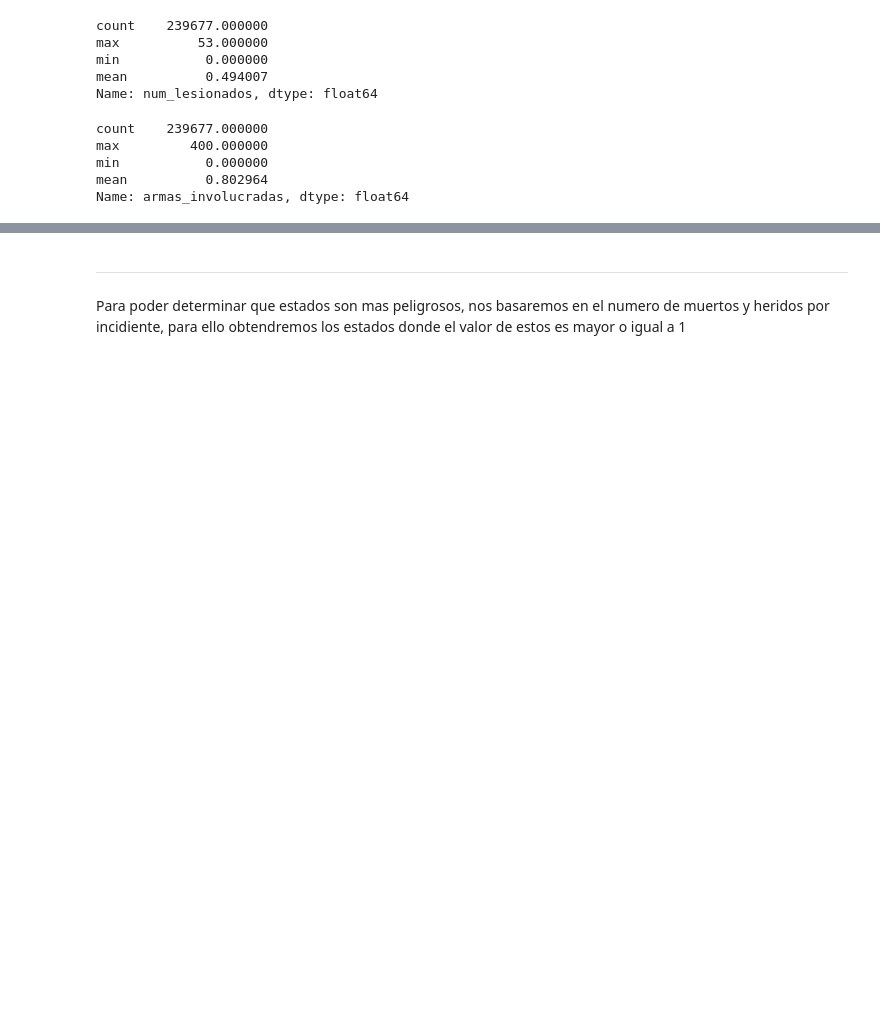
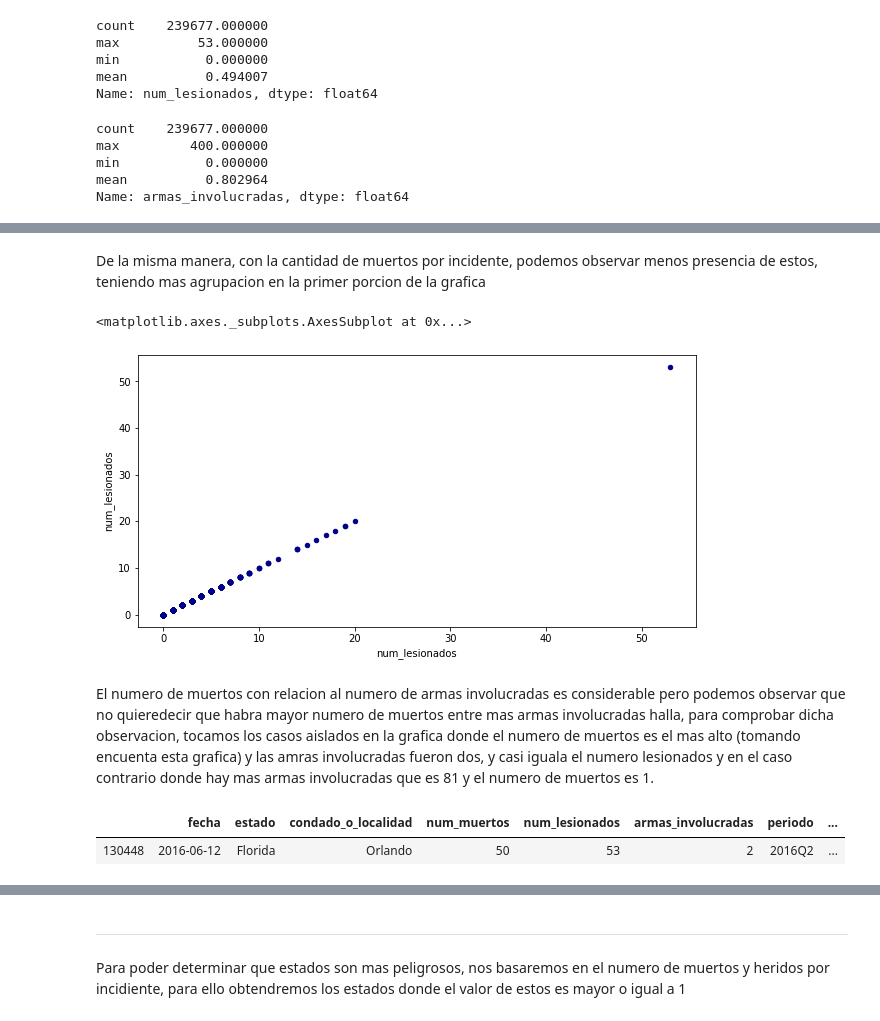
Before and after one commit to gonzalo91/Proyecto-Ciencia-de-datos, a Jupyter notebook: proyecto_final/Entregable2.ipynb, the cells around one changed output, grey strips where cells are left out. Cells and saved outputs as stored; diff of their text form; code cells hidden in the pictures; blank space fills up the shorter version.

```diff
--- a/proyecto_final/Entregable2.ipynb
+++ b/proyecto_final/Entregable2.ipynb
@@ -479,0 +488,14 @@ Una observacion importante es que apesar de que las 3 columnas tienen datos muy
+# %% [markdown]
+De la misma manera, con la cantidad de muertos por incidente, podemos observar menos presencia de estos, teniendo mas agrupacion en la primer porcion de la grafica
+# %%
+incidentes[incidentes.num_muertos>0].plot.scatter(x='num_lesionados',y='num_lesionados',c='DarkBlue', figsize=(10,5))
+# %% [output]
+<matplotlib.axes._subplots.AxesSubplot at 0x...>
+[figure, added]
+# %% [markdown]
+El numero de muertos con relacion al numero de armas involucradas es considerable pero podemos observar que no quieredecir que habra mayor numero de muertos entre mas armas involucradas halla, para comprobar dicha observacion, tocamos los casos aislados en la grafica donde el numero de muertos es el mas alto (tomando encuenta esta grafica) y las amras involucradas fueron dos, y casi iguala el numero lesionados y en el caso contrario donde hay mas armas involucradas que es 81 y el numero de muertos es 1.
+# %%
+incidentes[incidentes.num_muertos==50]
+# %% [output]
+|  | fecha | estado | condado_o_localidad | num_muertos | num_lesionados | armas_involucradas | periodo | ... |
+| 130448 | 2016-06-12 | Florida | Orlando | 50 | 53 | 2 | 2016Q2 | ... |
```
Also changed, not shown: parts of 15 cells of this notebook.
